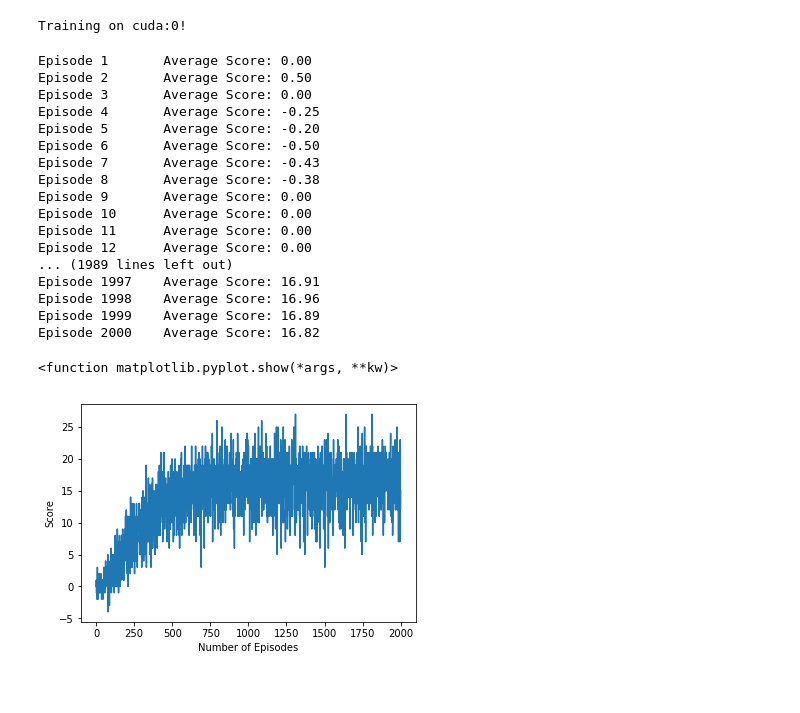
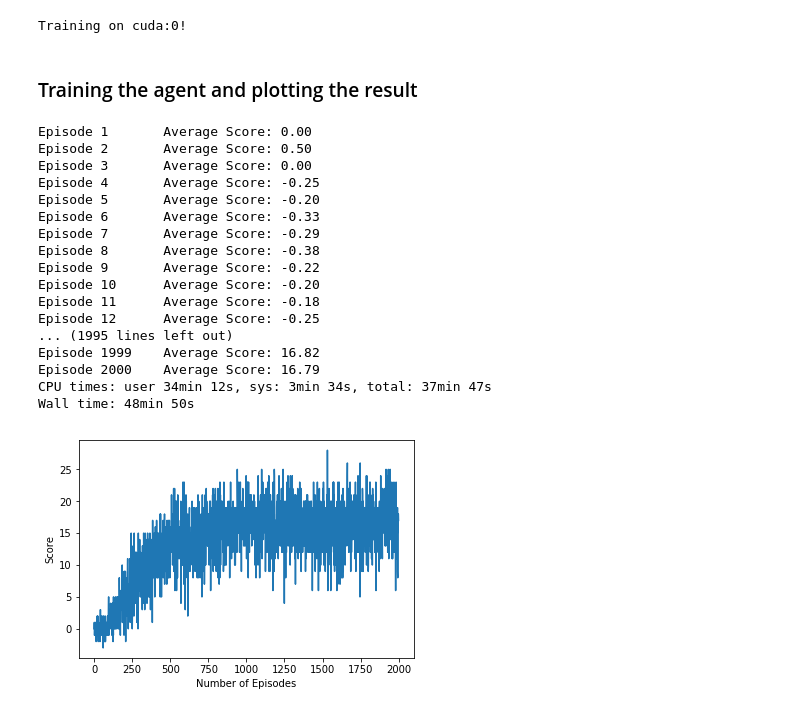
Before and after one commit to luizfdflores/deep_Q_learning_banana_picker, a Jupyter notebook: Navigation_Deep_Q_Learning.ipynb, the cells around one changed output. Saved outputs shown, nothing was run; the diff lists cells and outputs as text; code cells hidden in the pictures.

Commit message:
- Created the Report.md file - Updated the jupyter notebook - Update the checkpoint files with ones obtained in new training - Included image of training plot

```diff
--- a/Navigation_Deep_Q_Learning.ipynb
+++ b/Navigation_Deep_Q_Learning.ipynb
@@ -95,7 +100,7 @@ def train_dqn_agent(n_episodes, max_t, hyperparameters):
     scores = []
     scores_window = deque(maxlen=100)
     eps = hyperparameters['eps_start']
-    threshold = 15.0
+    threshold = 13.0
     for i_episode in range(1,n_episodes+1):
         env_info = env.reset(train_mode=True)[brain_name]
         state = env_info.vector_observations[0]
@@ -120,7 +125,6 @@ def train_dqn_agent(n_episodes, max_t, hyperparameters):
             print(f'\rEnvironment solved in {i_episode-100:d} episodes!\tAverage Score: {mean_score:.2f}')
             torch.save(agent.network_local.state_dict(),f'checkpoint_{threshold}_{i_episode-100:d}.pth')
             threshold += 0.5
-    env.close()
 
     return scores
 # %%
@@ -128,33 +132,35 @@ device = torch.device("cuda:0" if torch.cuda.is_available() else "cpu")
 print(f'Training on {device}!')
 # %% [output]
 Training on cuda:0!
-# %%
-scores = train_dqn_agent(n_episodes, max_t, hyp)
-# %% [output]
-Episode 1       Average Score: 0.00
-Episode 2       Average Score: 0.50
-Episode 3       Average Score: 0.00
-Episode 4       Average Score: -0.25
-Episode 5       Average Score: -0.20
-Episode 6       Average Score: -0.50
-Episode 7       Average Score: -0.43
-Episode 8       Average Score: -0.38
-Episode 9       Average Score: 0.00
-Episode 10      Average Score: 0.00
-Episode 11      Average Score: 0.00
-Episode 12      Average Score: 0.00
-... (1989 lines left out)
-Episode 1997    Average Score: 16.91
-Episode 1998    Average Score: 16.96
-Episode 1999    Average Score: 16.89
-Episode 2000    Average Score: 16.82
+# %% [markdown]
+### Training the agent and plotting the result
 # %%
-fig = plt.figure()
-ax = fig.add_subplot(111)
-plt.plot(np.arange(len(scores)),scores)
-plt.xlabel('Number of Episodes')
-plt.ylabel('Score')
-plt.show
+%%time
+with active_session():
+    scores = train_dqn_agent(n_episodes, max_t, hyp)
+
+    fig = plt.figure()
+    ax = fig.add_subplot(111)
+    plt.plot(np.arange(len(scores)),scores)
+    plt.xlabel('Number of Episodes')
+    plt.ylabel('Score')
+    plt.show
 # %% [output]
-<function matplotlib.pyplot.show(*args, **kw)>
+Episode 1       Average Score: 0.00
+Episode 2       Average Score: 0.50
+Episode 3       Average Score: 0.00
+Episode 4       Average Score: -0.25
+Episode 5       Average Score: -0.20
+Episode 6       Average Score: -0.33
+Episode 7       Average Score: -0.29
+Episode 8       Average Score: -0.38
+Episode 9       Average Score: -0.22
+Episode 10      Average Score: -0.20
+Episode 11      Average Score: -0.18
+Episode 12      Average Score: -0.25
+... (1995 lines left out)
+Episode 1999    Average Score: 16.82
+Episode 2000    Average Score: 16.79
+CPU times: user 34min 12s, sys: 3min 34s, total: 37min 47s
+Wall time: 48min 50s
-[figure, old version]
+[figure, new version]
```
Also changed, not shown: parts of 3 cells of this notebook, 6 other files.
